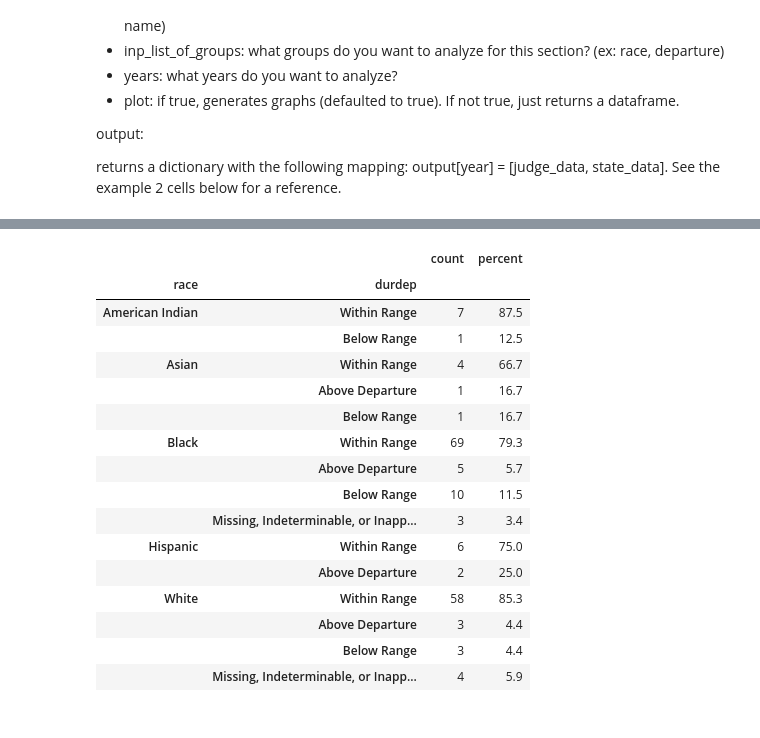
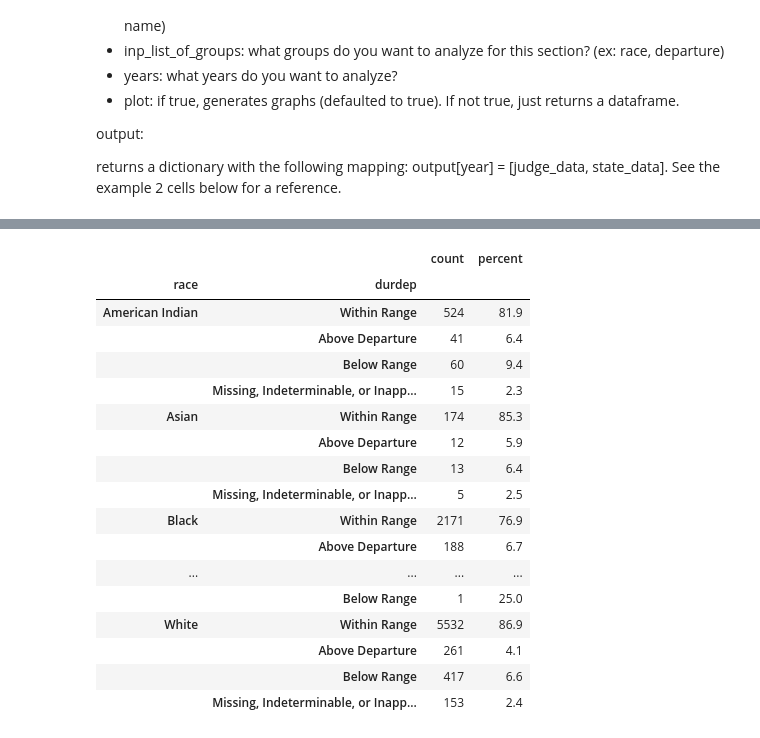
Before and after one commit to nitkiew2/QSIDE-JUSTFAIR-TOOLBOX, a Jupyter notebook: Package_testing.ipynb, the cells around one changed output, grey strips where cells are left out. Saved outputs shown, nothing was run; the diff lists cells and outputs as text; code cells hidden in the pictures.

```diff
--- a/Package_testing.ipynb
+++ b/Package_testing.ipynb
@@ -125,5 +125,6 @@ output:
 
 returns a dictionary with the following mapping: output\[year\] = \[judge_data, state_data\].  See the example 2 cells below for a reference.
 # %%
-output = minnesota.individual_section_analysis_v2('judge','Nord, Beryl', ['race','departure'], plot = False)
+
+output = jt.compare_section_to_larger_group(minnesota,'judge','Nord, Beryl', 'county', 'Hennepin', ['race','departure'], plot = True)
 # %% [output]
@@ -159,20 +160,21 @@ Nord, Beryl judge currently has an average Missing, Indeterminable, or Inapplica
 # %%
-output[2001][0]  # this prints the judge data for 2001. output[2001][1] would print the rest of the state's data for 2001.
+output[2001]['rest']  # this prints the judge data for 2001. output[2001][1] would print the rest of the state's data for 2001.
 # %% [output]
 |  |  | count | percent |
 | race | durdep |  |  |
-| American Indian | Within Range | 7 | 87.5 |
-|  | Below Range | 1 | 12.5 |
-| Asian | Within Range | 4 | 66.7 |
-|  | Above Departure | 1 | 16.7 |
-|  | Below Range | 1 | 16.7 |
-| Black | Within Range | 69 | 79.3 |
-|  | Above Departure | 5 | 5.7 |
-|  | Below Range | 10 | 11.5 |
-|  | Missing, Indeterminable, or Inapp... | 3 | 3.4 |
-| Hispanic | Within Range | 6 | 75.0 |
-|  | Above Departure | 2 | 25.0 |
-| White | Within Range | 58 | 85.3 |
-|  | Above Departure | 3 | 4.4 |
-|  | Below Range | 3 | 4.4 |
-|  | Missing, Indeterminable, or Inapp... | 4 | 5.9 |
+| American Indian | Within Range | 524 | 81.9 |
+|  | Above Departure | 41 | 6.4 |
+|  | Below Range | 60 | 9.4 |
+|  | Missing, Indeterminable, or Inapp... | 15 | 2.3 |
+| Asian | Within Range | 174 | 85.3 |
+|  | Above Departure | 12 | 5.9 |
+|  | Below Range | 13 | 6.4 |
+|  | Missing, Indeterminable, or Inapp... | 5 | 2.5 |
+| Black | Within Range | 2171 | 76.9 |
+|  | Above Departure | 188 | 6.7 |
+| ... | ... | ... | ... |
+|  | Below Range | 1 | 25.0 |
+| White | Within Range | 5532 | 86.9 |
+|  | Above Departure | 261 | 4.1 |
+|  | Below Range | 417 | 6.6 |
+|  | Missing, Indeterminable, or Inapp... | 153 | 2.4 |
```
Also changed, not shown: parts of 2 cells of this notebook, 2 other files.
